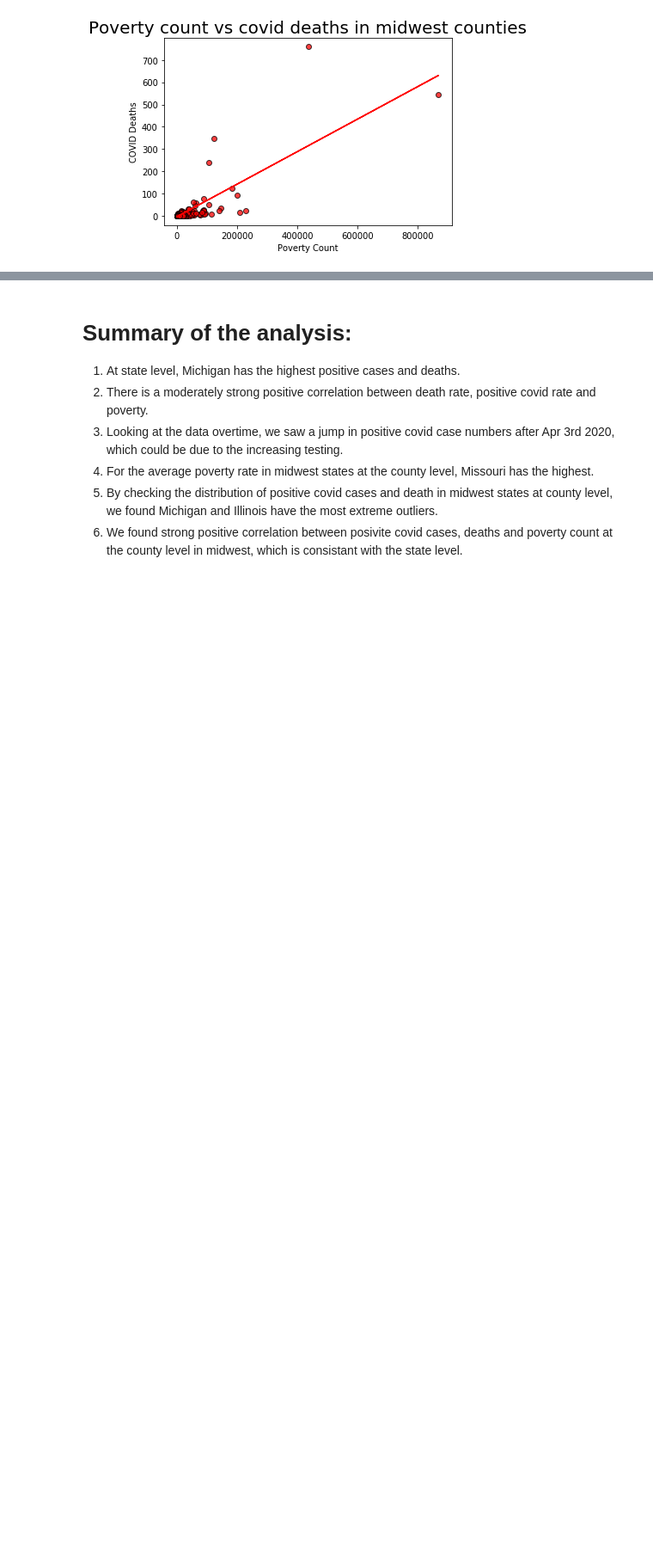
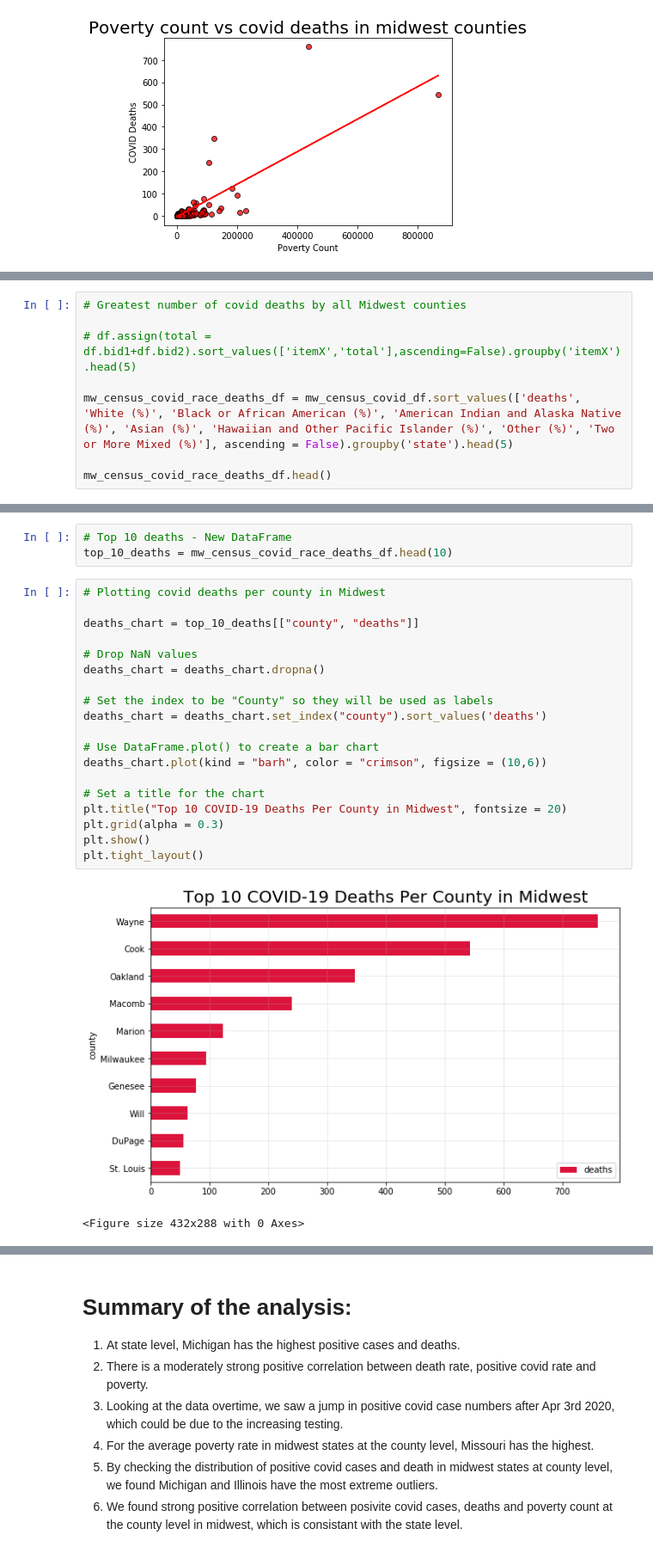
Before and after one commit to YaluZhou/Practice2, a Jupyter notebook: Midwest.ipynb, the cells around one changed output, grey strips where cells are left out. Shown at 86% size. Cells and saved outputs as stored; diff of their text form; blank space fills up the shorter version.

```diff
--- a/Midwest.ipynb
+++ b/Midwest.ipynb
@@ -953,0 +1276,8 @@ The correlation coefficient between Poverty Count and COVID Death is 0.79 in mid
+# %%
+# Greatest number of covid deaths by all Midwest counties
+
+# df.assign(total = df.bid1+df.bid2).sort_values(['itemX','total'],ascending=False).groupby('itemX').head(5)
+
+mw_census_covid_race_deaths_df = mw_census_covid_df.sort_values(['deaths', 'White (%)', 'Black or African American (%)', 'American Indian and Alaska Native (%)', 'Asian (%)', 'Hawaiian and Other Pacific Islander (%)', 'Other (%)', 'Two or More Mixed (%)'], ascending = False).groupby('state').head(5)
+
+mw_census_covid_race_deaths_df.head()
@@ -953,0 +1293,25 @@ The correlation coefficient between Poverty Count and COVID Death is 0.79 in mid
+# %%
+# Top 10 deaths - New DataFrame
+top_10_deaths = mw_census_covid_race_deaths_df.head(10)
+# %%
+# Plotting covid deaths per county in Midwest
+
+deaths_chart = top_10_deaths[["county", "deaths"]]
+
+# Drop NaN values
+deaths_chart = deaths_chart.dropna()
+
+# Set the index to be "County" so they will be used as labels
+deaths_chart = deaths_chart.set_index("county").sort_values('deaths')
+
+# Use DataFrame.plot() to create a bar chart
+deaths_chart.plot(kind = "barh", color = "crimson", figsize = (10,6))
+
+# Set a title for the chart
+plt.title("Top 10 COVID-19 Deaths Per County in Midwest", fontsize = 20)
+plt.grid(alpha = 0.3)
+plt.show()
+plt.tight_layout()
+# %% [output]
+[figure, added]
+<Figure size 432x288 with 0 Axes>
```
Also changed, not shown: parts of 51 cells of this notebook, 1 other file.
